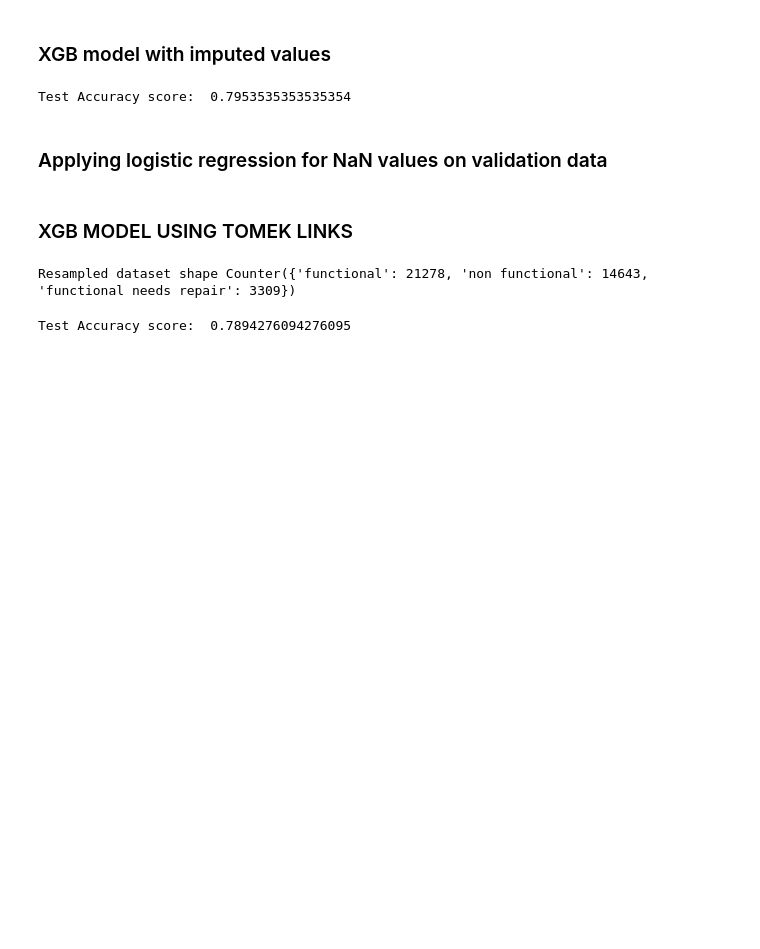
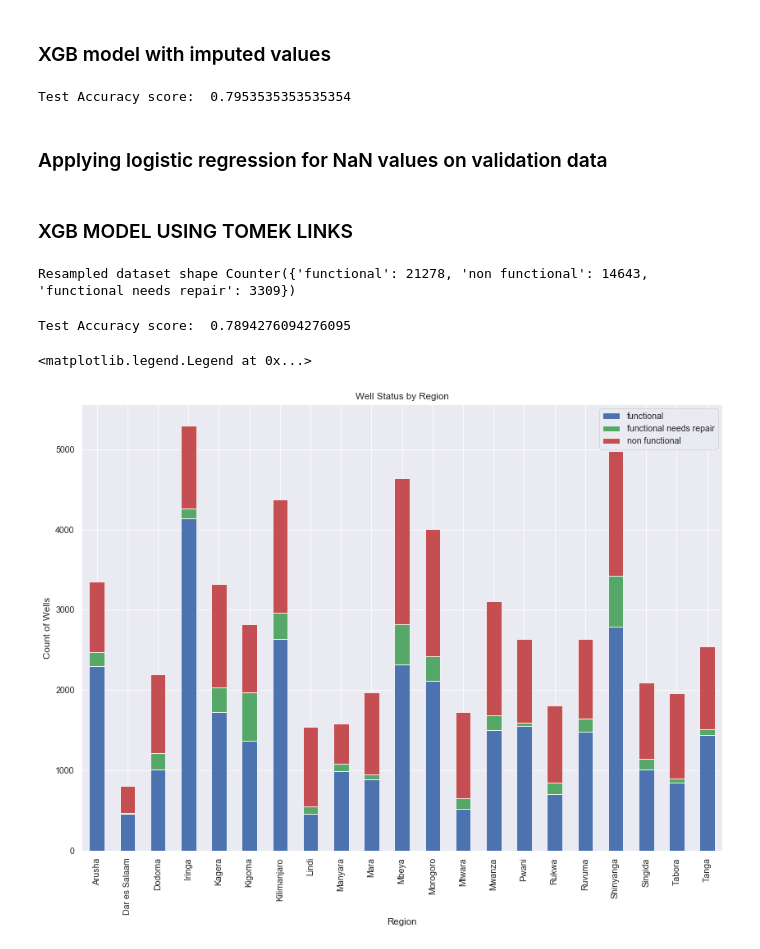
Before and after one commit to Ahila700/Classification_Project, a Jupyter notebook: exploring_the_dataVER2.ipynb, the cells around one changed output. Saved outputs shown, nothing was run; the diff lists cells and outputs as text; code cells hidden in the pictures; blank space fills up the shorter version.

Commit message:
running model, creating pipeline and generating eda for final project

```diff
--- a/exploring_the_dataVER2.ipynb
+++ b/exploring_the_dataVER2.ipynb
@@ -514,6 +514,8 @@ def pipeline_df(df):
     return df
 # %% [markdown]
 ## Train test split with new model
+# %%
+df = pipeline_df(df)
 # %%
 #split predictors and target
 
@@ -789,3 +806,13 @@ testing_results4 = pd.DataFrame(test_results4, columns = ['status_group'])
 test_labels4 = pd.concat([id_df, testing_results4], axis = 1)
 test_labels4 = test_labels4.set_index('id')
 test_labels4.to_csv('testing_results_ver5.csv')
+# %%
+df.groupby('region')['status_group'].value_counts().sort_values(ascending = False).unstack().plot(kind = 'bar', color = ('b', 'g', 'r'), stacked = True, figsize=(14,10))
+
+plt.title('Well Status by Region')
+plt.ylabel('Count of Wells')
+plt.xlabel('Region')
+plt.legend(loc = 1)
+# %% [output]
+<matplotlib.legend.Legend at 0x...>
+[figure, added]
```
Also changed, not shown: parts of 20 cells of this notebook, 4 other files.
